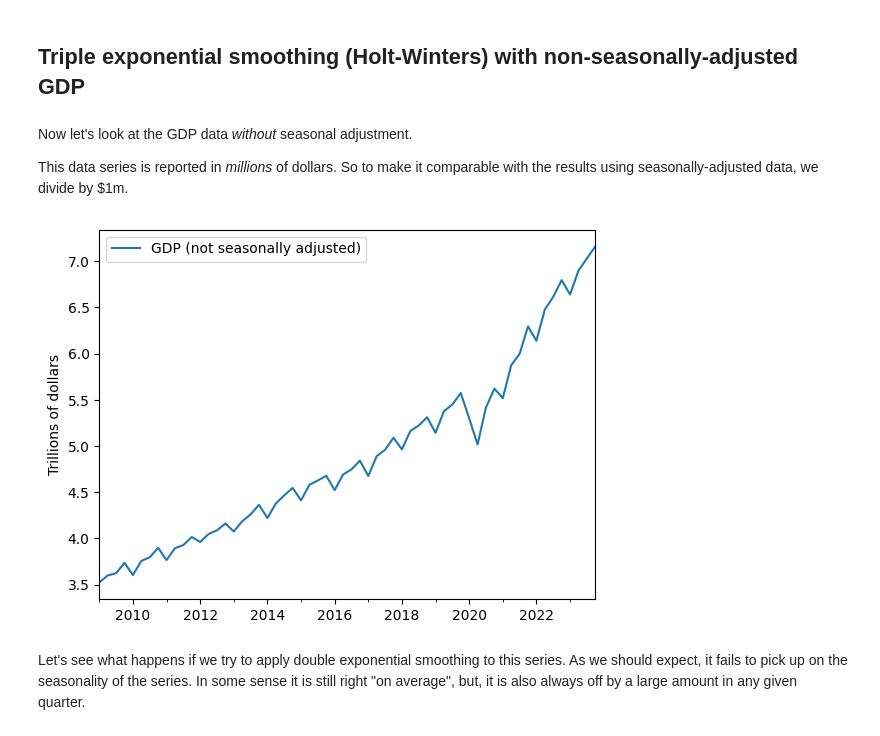
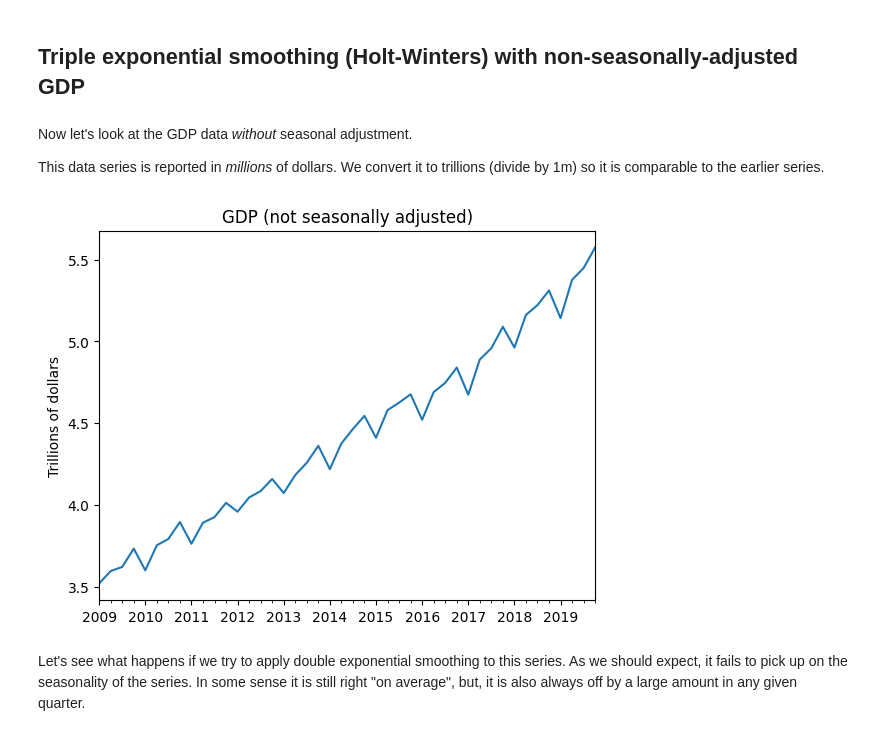
Before and after one commit to wgjm1986/FIN657, a Jupyter notebook: Week 2 - Exponential smoothing/Exponential smoothing.ipynb, the cells around one changed output. Drawn from its saved outputs; the diff is of its cells as text; code cells hidden in the pictures.

```diff
--- a/Week 2 - Exponential smoothing/Exponential smoothing.ipynb
+++ b/Week 2 - Exponential smoothing/Exponential smoothing.ipynb
@@ -314,16 +285,16 @@ DES_forecasts_OOS.plot(legend=True,label="Forecasts");
 # %% [markdown]
 Now let's look at the GDP data *without* seasonal adjustment.
 
-This data series is reported in *millions* of dollars.
-So to make it comparable with the results using seasonally-adjusted data, we divide by \$1m.
+This data series is reported in *millions* of dollars. We convert it to trillions (divide by 1m) so it is comparable to the earlier series.
 # %%
 GDPNSA = fredapi.Fred(api_key=Fred_API_key_string).get_series('NA000334Q' ,
-    observation_start = '2009-01-01', observation_end = '2023-12-31',
+    observation_start = '2009-01-01', observation_end = '2019-12-31',
     frequency='q', aggregation_method = 'eop').resample('QE').first()
 GDPNSA = GDPNSA / 1e6
-GDPNSA.plot(legend=True,label="GDP (not seasonally adjusted)",ylabel="Trillions of dollars");
+GDPNSA.plot(title="GDP (not seasonally adjusted)",
+            ylabel="Trillions of dollars");
 # %% [output]
-[figure, old version]
+[figure, new version]
 # %% [markdown]
 Let's see what happens if we try to apply double exponential smoothing to this series.
 As we should expect, it fails to pick up on the seasonality of the series.
```
Also changed, not shown: parts of 64 cells of this notebook, 14 other files.
